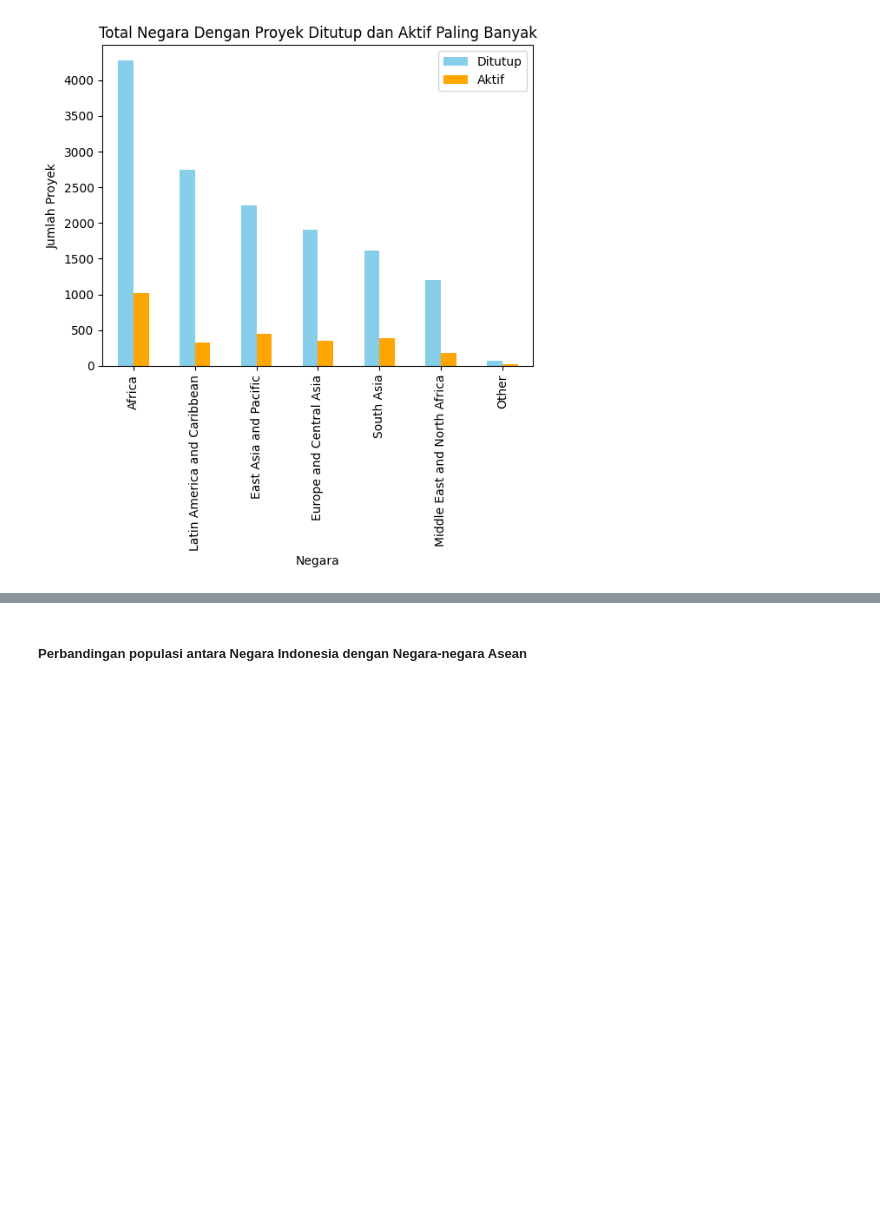
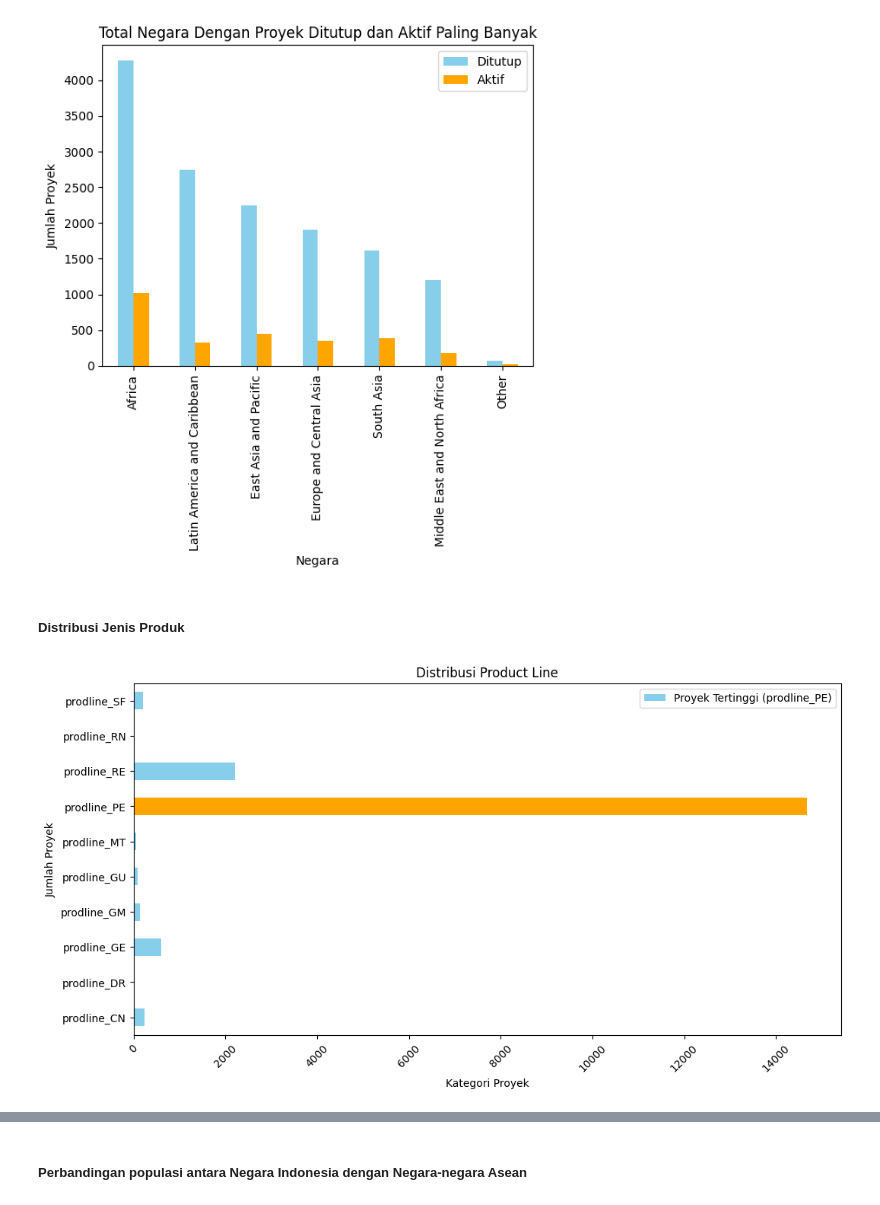
Before and after one commit to Timekeeper25/mini_project_DE_muhammad_raihan_saputra, a Jupyter notebook: notebook.ipynb, the cells around one changed output, grey strips where cells are left out. Saved outputs shown, nothing was run; the diff lists cells and outputs as text; code cells hidden in the pictures; blank space fills up the shorter version.

```diff
--- a/notebook.ipynb
+++ b/notebook.ipynb
@@ -100,3 +73,5 @@ df10 = pd.DataFrame(data_list)
+# %%
+df10 = pd.read_csv("extracted_data/population.csv")
 # %% [markdown]
 ### Data Tambahan
 # %% [markdown]
@@ -1131,12 +1020,17 @@ result = result.fillna(0)
 # %%
 result.to_csv('result/result.csv')
 # %%
-# url: str = os.environ.get("SUPABASE_URL")
-# key: str = os.environ.get("SUPABASE_KEY")
-# supabase = create_client(url, key)
+url: str = os.environ.get("SUPABASE_URL")
+key: str = os.environ.get("SUPABASE_KEY")
+supabase = create_client(url, key)
 
-# with open("result/result.csv", "rb") as f:
-#     supabase.storage.from_("mini_project_de").upload(
-#         file=f,
-#         path="result.csv",
-#     )
+from supabase import StorageException
+
+try:
+    with open("result/result.csv", "rb") as f:
+        supabase.storage.from_("mini_project_de").upload(
+            file=f,
+            path="result.csv",
+    )
+except StorageException as e:
+    print("storage exception occurred:", e)
@@ -1325,3 +1242,28 @@ plt.show()
 # %% [output]
 <Figure size 1200x600 with 0 Axes>
 [figure]
+# %% [markdown]
+##### Distribusi Jenis Produk
+# %%
+import matplotlib.pyplot as plt
+
+# Calculate counts for each category
+prodline_counts = df5.filter(like='prodline_').sum()
+
+# Determine the category with the highest count
+max_count_category = prodline_counts.idxmax()
+
+# Define colors for each category, with the highest count category highlighted
+colors = ['skyblue' if cat != max_count_category else 'orange' for cat in prodline_counts.index]
+
+# Plotting
+plt.figure(figsize=(12, 6))
+prodline_counts.plot(kind='barh', color=colors)
+plt.title('Distribusi Product Line')
+plt.xlabel('Kategori Proyek')
+plt.ylabel('Jumlah Proyek')
+plt.xticks(rotation=45)
+plt.legend([f'Proyek Tertinggi ({max_count_category})'])
+plt.show()
+# %% [output]
+[figure, added]
```
Also changed, not shown: parts of 19 cells of this notebook, 26 other files.
